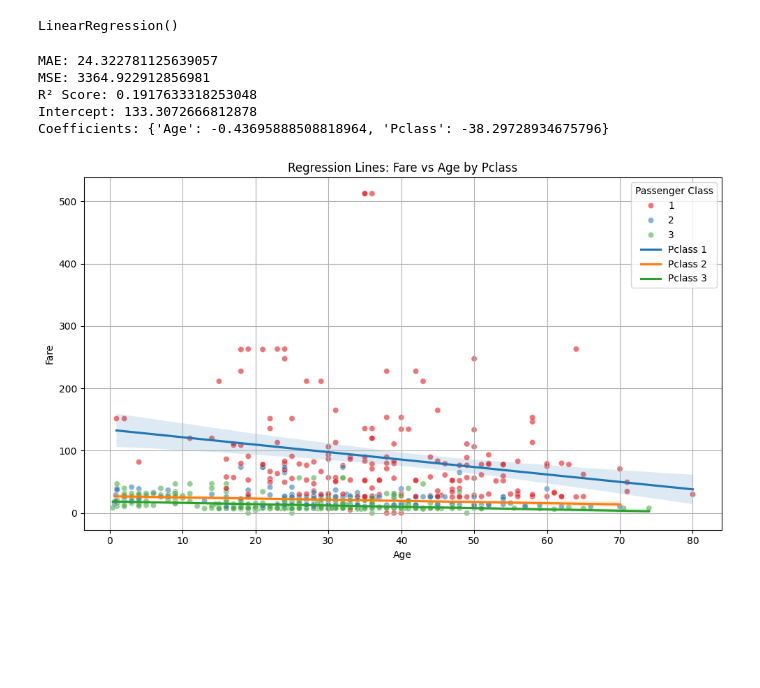
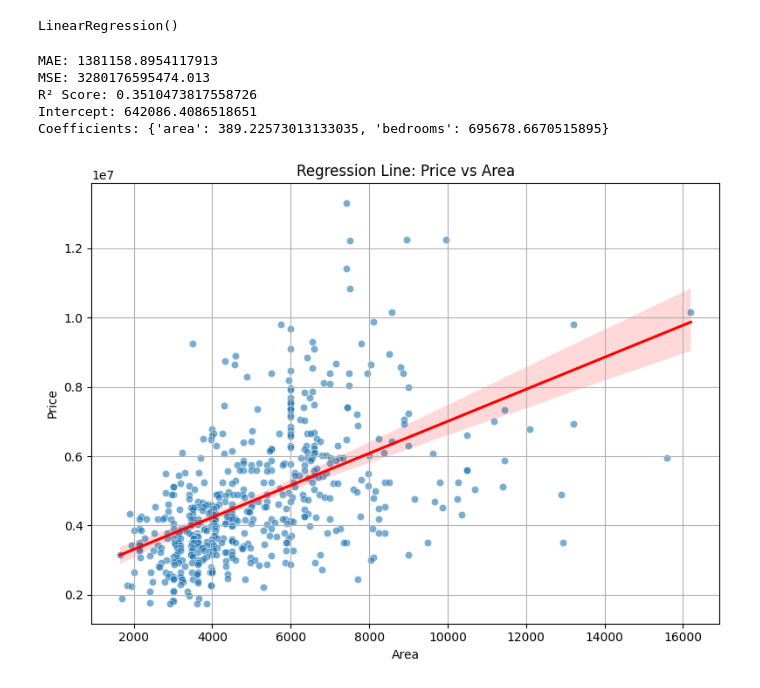
Before and after one commit to Devenderreddy18/internship, a Jupyter notebook: task3.ipynb, the cells around one changed output. Saved outputs shown, nothing was run; the diff lists cells and outputs as text; code cells hidden in the pictures; blank space fills up the shorter version.

```diff
--- a/task3.ipynb
+++ b/task3.ipynb
@@ -6,5 +6,6 @@ from sklearn.metrics import mean_absolute_error, mean_squared_error, r2_score
 import matplotlib.pyplot as plt
 import seaborn as sns
 # %%
-df = pd.read_csv("Titanic-Dataset.csv")
-df_clean = df.dropna(subset=['Age', 'Fare'])[['Age', 'Pclass', 'Fare']]
+df = pd.read_csv("Housing (1).csv")
+print(df.info())
+print(df.head())
@@ -11,2 +30,2 @@ df_clean = df.dropna(subset=['Age', 'Fare'])[['Age', 'Pclass', 'Fare']]
 # %%
-df
+df = df.dropna()
@@ -31,39 +35,32 @@ X_train, X_test, y_train, y_test = train_test_split(X, y, test_size=0.2, random_
 # %%
-model = LinearRegression()
-model.fit(X_train, y_train)
+X_train, X_test, y_train, y_test = train_test_split(X, y, test_size=0.2, random_state=42)
-# %% [output]
-LinearRegression()
 # %%
-y_pred = model.predict(X_test)
-mae = mean_absolute_error(y_test, y_pred)
-mse = mean_squared_error(y_test, y_pred)
-r2 = r2_score(y_test, y_pred)
-
-print("MAE:", mae)
-print("MSE:", mse)
-print("R² Score:", r2)
-print("Intercept:", model.intercept_)
-print("Coefficients:", dict(zip(X.columns, model.coef_)))
+model = LinearRegression()
+model.fit(X_train, y_train)
 # %% [output]
-MAE: 24.322781125639057
-MSE: 3364.922912856981
-R² Score: 0.1917633318253048
-Intercept: 133.3072666812878
-Coefficients: {'Age': -0.43695888508818964, 'Pclass': -38.29728934675796}
+LinearRegression()
 # %%
-plt.figure(figsize=(10, 6))
-sns.scatterplot(x='Age', y='Fare', hue='Pclass', data=df_clean, palette='Set1', alpha=0.6)
-
-for pclass in sorted(df_clean['Pclass'].unique()):
-    subset = df_clean[df_clean['Pclass'] == pclass]
-    sns.regplot(x='Age', y='Fare', data=subset, scatter=False, label=f'Pclass {pclass}')
-
-plt.title("Regression Lines: Fare vs Age by Pclass")
-plt.xlabel("Age")
-plt.ylabel("Fare")
-plt.legend(title='Passenger Class')
-plt.grid(True)
-plt.tight_layout()
-plt.show()
+y_pred = model.predict(X_test)
+print("MAE:", mean_absolute_error(y_test, y_pred))
+print("MSE:", mean_squared_error(y_test, y_pred))
+print("R² Score:", r2_score(y_test, y_pred))
+print("Intercept:", model.intercept_)
+print("Coefficients:", dict(zip(X.columns, model.coef_)))
 # %% [output]
-[figure, removed]
+MAE: 1381158.8954117913
+MSE: 3280176595474.013
+R² Score: 0.3510473817558726
+Intercept: 642086.4086518651
+Coefficients: {'area': 389.22573013133035, 'bedrooms': 695678.6670515895}
+# %%
+plt.figure(figsize=(8, 6))
+sns.scatterplot(x=df['area'], y=df['price'], alpha=0.6)
+sns.regplot(x=df['area'], y=df['price'], scatter=False, color='red')
+plt.title("Regression Line: Price vs Area")
+plt.xlabel("Area")
+plt.ylabel("Price")
+plt.grid(True)
+plt.tight_layout()
+plt.show()
+# %% [output]
+[figure, added]
```
Also changed, not shown: parts of 3 cells of this notebook.
